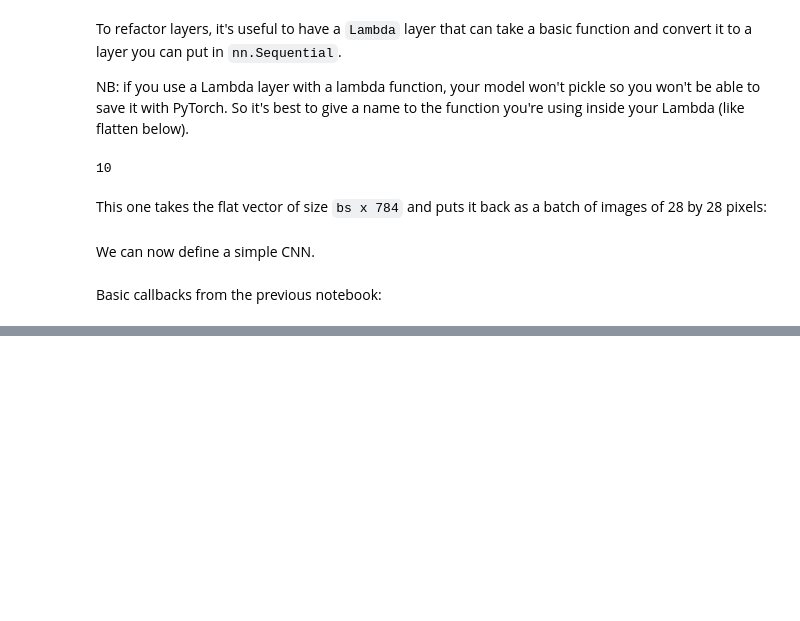
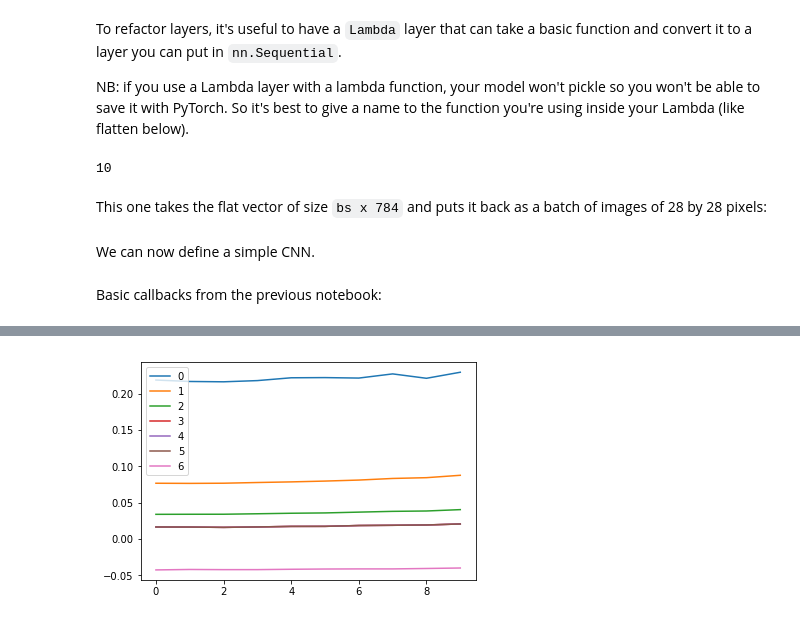
Before and after one commit to lalit527/DL, a Jupyter notebook: v3/DL2/lib/06_cuda_cnn_hooks_init.ipynb, the cells around one changed output, grey strips where cells are left out. Saved outputs shown, nothing was run; the diff lists cells and outputs as text; code cells hidden in the pictures; blank space fills up the shorter version.

```diff
--- a/v3/DL2/lib/06_cuda_cnn_hooks_init.ipynb
+++ b/v3/DL2/lib/06_cuda_cnn_hooks_init.ipynb
@@ -88,0 +265,6 @@ RuntimeError: element 0 of tensors does not require grad and does not have a gra
+# %%
+for l in model.act_means:
+    plt.plot(l[:10])
+plt.legend(range(len(model.act_means)));
+# %% [output]
+[figure, added]
```
Also changed, not shown: parts of 96 cells of this notebook, 1 other file.
